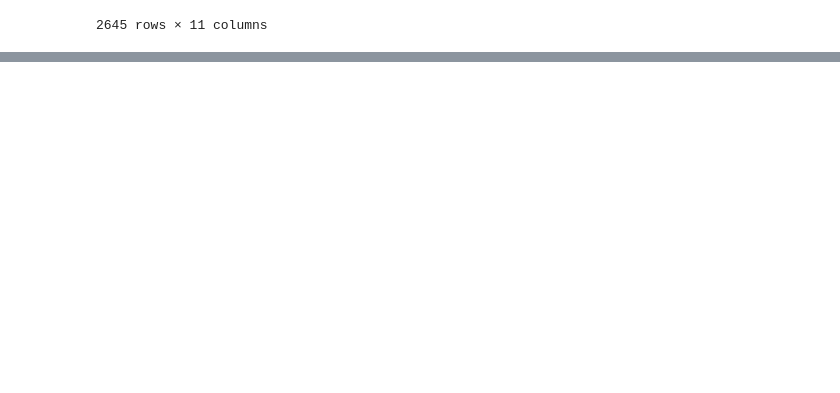
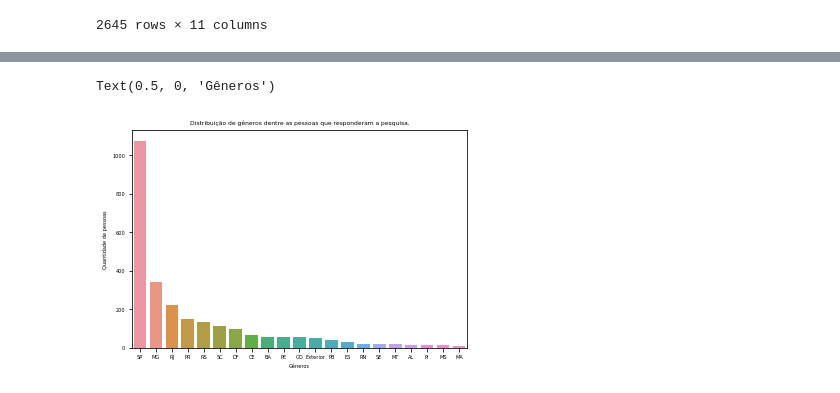
Before and after one commit to anyellequeiroz/State-of-Data-Brazil, a Jupyter notebook: State of data.ipynb, the cells around one changed output, grey strips where cells are left out. Drawn from its saved outputs; the diff is of its cells as text; code cells hidden in the pictures; blank space fills up the shorter version.

```diff
--- a/State of data.ipynb
+++ b/State of data.ipynb
@@ -363,0 +380,9 @@ ax.axis("off")
+# %%
+ax = sns.countplot(df_1["('P1_e_a ', 'uf onde mora')"], order = df_1["('P1_e_a ', 'uf onde mora')"].value_counts().index);
+ax.set_title('Distribuição de gêneros dentre as pessoas que responderam a pesquisa.')
+
+ax.set_ylabel('Quantidade de pessoas')
+ax.set_xlabel('Gêneros')
+# %% [output]
+Text(0.5, 0, 'Gêneros')
+[figure, added]
```
Also changed, not shown: parts of 13 cells of this notebook.
